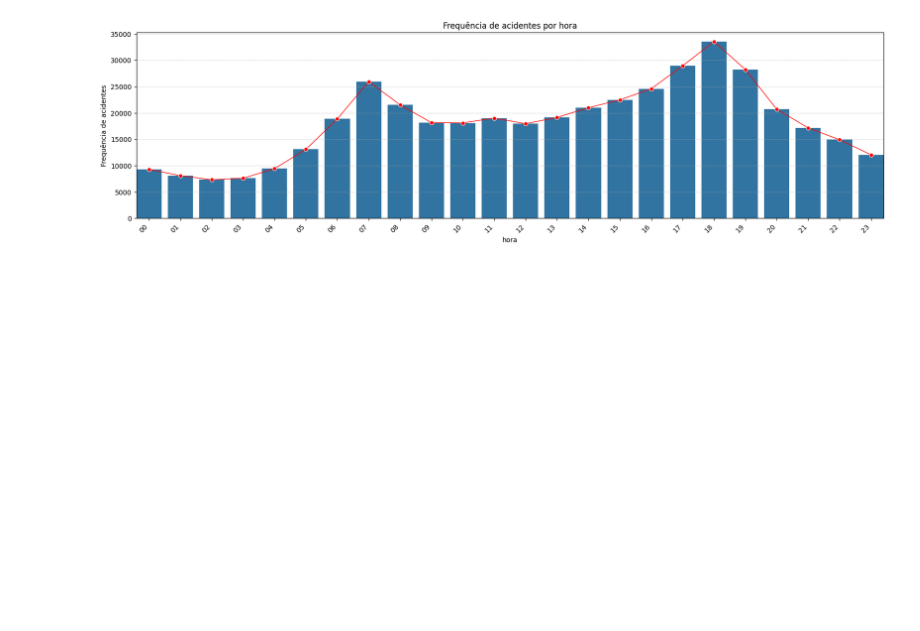
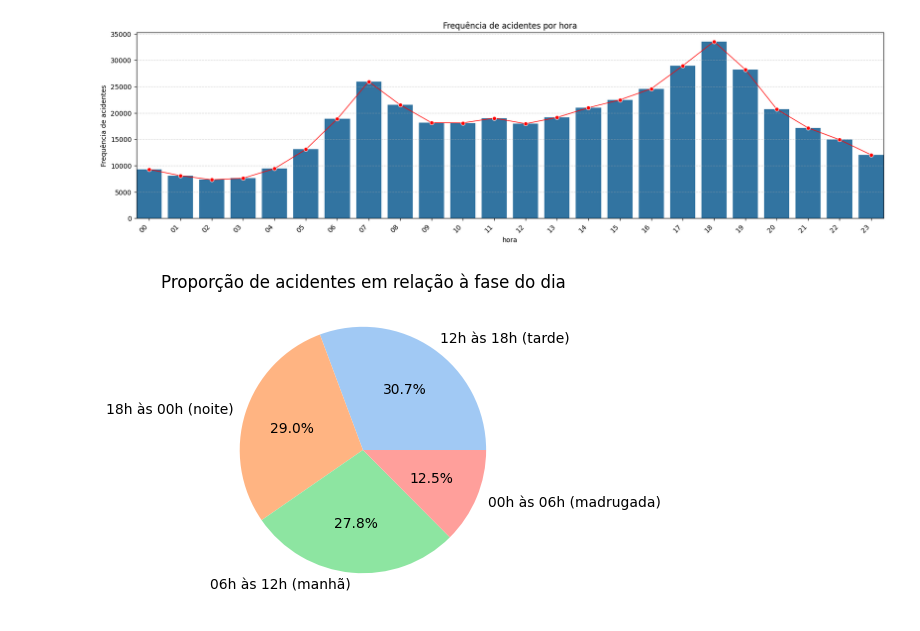
Before and after one commit to evidal1990/coderhouse_datascience, a Jupyter notebook: analysis/data_analysis.ipynb, the cells around one changed output. Drawn from its saved outputs; the diff is of its cells as text; code cells hidden in the pictures; blank space fills up the shorter version.

Commit message:
Análise dos acidentes por fase do dia gerada à partir do horário

```diff
--- a/analysis/data_analysis.ipynb
+++ b/analysis/data_analysis.ipynb
@@ -106,7 +106,7 @@ def draw_barplot(enable_lineplot, set_yscale, df, x, y, title):
     plt.show()
 
 
-def draw_pie(df, labels, title):
+def draw_pie(df, labels, title=""):
     colors = sns.color_palette("pastel")[:len(labels)]
 
     plt.figure(figsize=(4, 4))
@@ -195,11 +195,11 @@ def group_by_month():
 
 
 def group_by_hour(df):
-    return df[df["horario"].isna() == False]["horario"]
+    return df[df["horario"].notna()]["horario"]
 
 
 def to_datetime(df):
-    return pd.to_datetime(df, format="%H:%M:%S").dt.hour.astype(str).str.zfill(2)
+    return pd.to_datetime(df, format="%H:%M:%S").dt.hour
 # %% [markdown]
 #### Análise da distribuição dos acidentes por mês e ano
 # %%
@@ -437,3 +437,27 @@ draw_barplot(
 )
 # %% [output]
 [figure]
+# %%
+periods = {
+    "00h às 06h (madrugada)": (0, 5),
+    "06h às 12h (manhã)": (6, 11),
+    "12h às 18h (tarde)": (12, 17),
+    "18h às 00h (noite)": (18, 23)
+}
+
+df = group_by_hour(df_accidents)
+df = to_datetime(df)
+df = df.apply(
+    lambda hour: next(period for period, (start, end)
+                      in periods.items() if start <= hour <= end)
+)
+df = df.value_counts().reset_index()
+df.columns = ["fase_dia", "frequencia"]
+
+draw_pie(
+    df=df["frequencia"],
+    labels=df["fase_dia"],
+    title="Proporção de acidentes em relação à fase do dia"
+)
+# %% [output]
+[figure, added]
```
Also changed, not shown: parts of 1 cell of this notebook.
